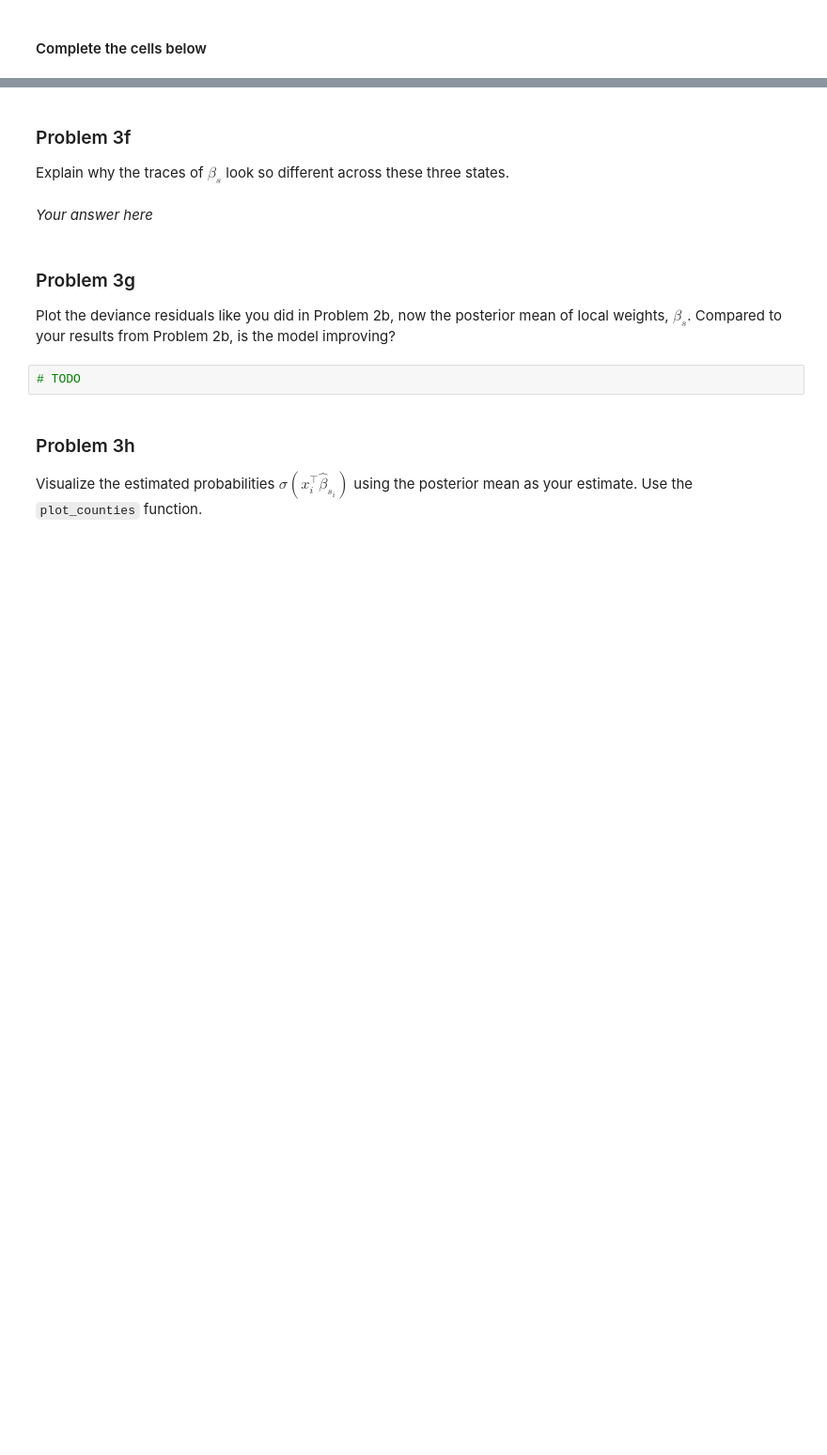
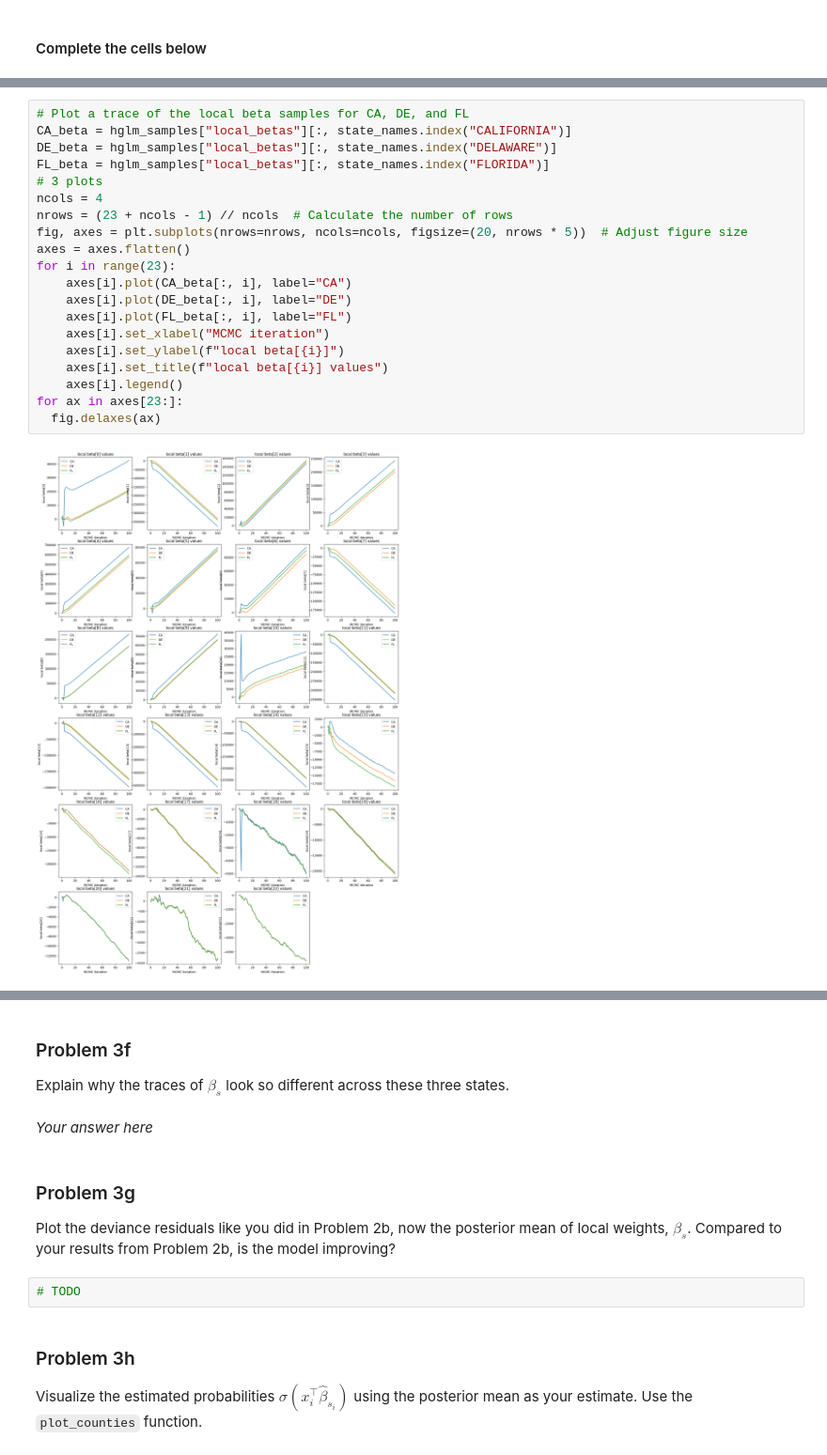
Before and after one commit to fatday/My-Grad-Math-Works, a Jupyter notebook: assignments/hw2/hw2.ipynb, the cells around one changed output, grey strips where cells are left out. Shown at 94% size. Saved outputs shown, nothing was run; the diff lists cells and outputs as text; blank space fills up the shorter version.

```diff
--- a/assignments/hw2/hw2.ipynb
+++ b/assignments/hw2/hw2.ipynb
@@ -991,0 +1029,22 @@ hglm_samples = hglm.gibbs(s, y, N, X,
+# %%
+# Plot a trace of the local beta samples for CA, DE, and FL
+CA_beta = hglm_samples["local_betas"][:, state_names.index("CALIFORNIA")]
+DE_beta = hglm_samples["local_betas"][:, state_names.index("DELAWARE")]
+FL_beta = hglm_samples["local_betas"][:, state_names.index("FLORIDA")]
+# 3 plots
+ncols = 4
+nrows = (23 + ncols - 1) // ncols  # Calculate the number of rows
+fig, axes = plt.subplots(nrows=nrows, ncols=ncols, figsize=(20, nrows * 5))  # Adjust figure size
+axes = axes.flatten()
+for i in range(23):
+    axes[i].plot(CA_beta[:, i], label="CA")
+    axes[i].plot(DE_beta[:, i], label="DE")
+    axes[i].plot(FL_beta[:, i], label="FL")
+    axes[i].set_xlabel("MCMC iteration")
+    axes[i].set_ylabel(f"local beta[{i}]")
+    axes[i].set_title(f"local beta[{i}] values")
+    axes[i].legend()
+for ax in axes[23:]:
+  fig.delaxes(ax)
+# %% [output]
+[figure, added]
```
Also changed, not shown: parts of 13 cells of this notebook.
